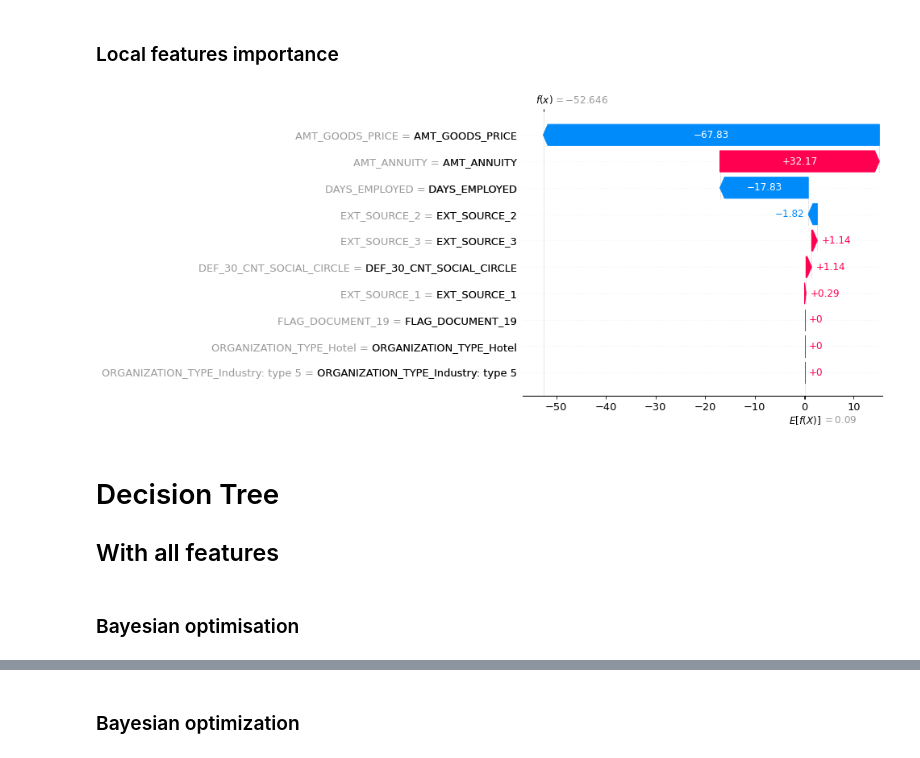
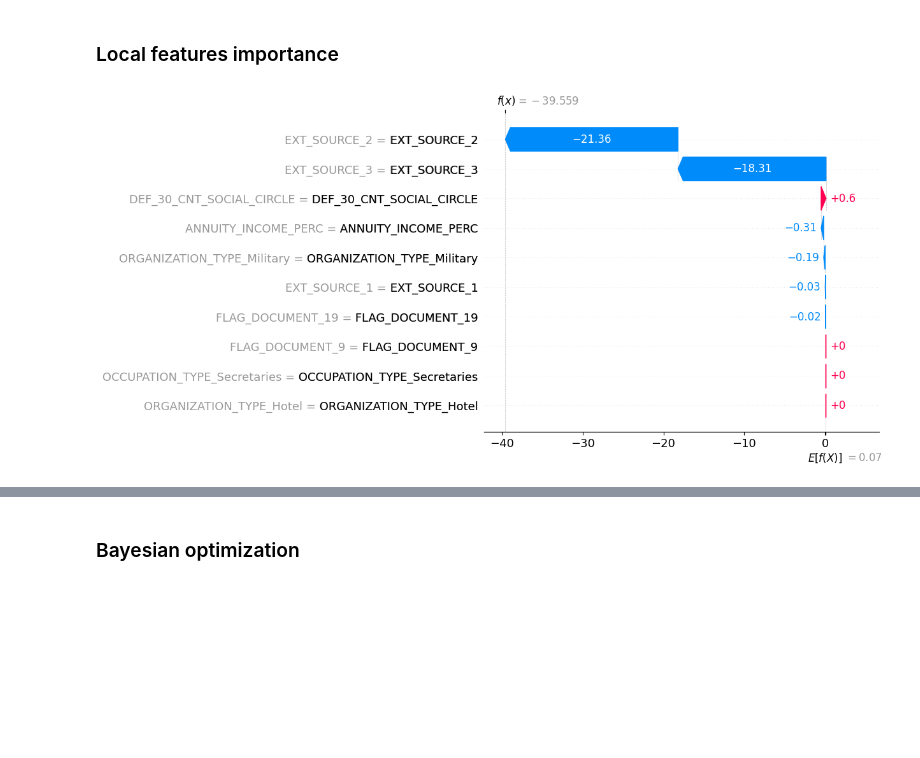
Before and after one commit to mariealeth/Credit_default_application, a Jupyter notebook: notebook/P7_essai4.ipynb, the cells around one changed output, grey strips where cells are left out. Drawn from its saved outputs; the diff is of its cells as text; code cells hidden in the pictures; blank space fills up the shorter version.

```diff
--- a/notebook/P7_essai4.ipynb
+++ b/notebook/P7_essai4.ipynb
@@ -426,9 +292,18 @@ class WaterfallData():
         self.display_data = shap_test.index
 # %%
 def local_features(X_train, X_test, y_train, nsamples, model_trained, num_features):
-    sample = shap.utils.sample(X_train, nsamples=100)
+
+    X_train1 = model_trained['imp'].transform(X_train)
+    X_train2 = model_trained['scl'].transform(X_train1)
+    X_train_transformed = pd.DataFrame(columns=X_train.columns, data=X_train2)
+
+    sample = shap.utils.sample(X_train_transformed, nsamples=100)
     explainer = shap.KernelExplainer(model_trained['clf'].predict_proba, sample)
-    X_test_transformed = pd.DataFrame(columns=X_train.columns, data=model_trained['scl'].transform(X_test))
+
+    X_test1 = model_trained['imp'].transform(X_test)
+    X_test2 = model_trained['scl'].transform(X_test1)
+    X_test_transformed = pd.DataFrame(columns=X_train.columns, data=X_test2)
+
     test_index = list(X_test_transformed.index)
     i = random.choice(test_index)
     test_example = X_test_transformed.iloc[i,:]
@@ -438,6 +313,8 @@ def local_features(X_train, X_test, y_train, nsamples, model_trained, num_featur
     features_importantes = features_importantes.sort_values('abs', ascending=False).iloc[:num_features]
     expected_value =  y_train[sample.index].mean()
 
+    del X_train1, X_train2, X_test1, X_test2
+
     shap.plots.waterfall(WaterfallData(features_importantes, 'shap', expected_value, test_example), max_display=num_features)
 # %% [markdown]
 ### Bayesian optimisation
@@ -460,3 +345,6 @@ def clf_result(model, X_train, y_train, num_folds, features_kept=[], debug= Fals
+# %%
+X_train_50000, X_test_50000, y_train_50000, y_test_50000  = split(df_50000)
+features_50000 = X_train_50000.columns
 # %% [markdown]
 # Logistic regression
 ## With all features
@@ -666,8 +623,8 @@ local_features(X_train[features_kept_logistic_70], X_test[features_kept_logistic
 ## 10 Features
 ### Features selection and train model
 # %%
-features_kept_logistic_10 = features_selection(X_train, y_train,
-                                                LogisticRegression(max_iter=500, class_weight='balanced', C=0.04),
+features_kept_logistic_10 = features_selection(df_10000,
+                                                LogisticRegression(max_iter=1000, class_weight='balanced', C=0.5),
                                                 10)
 # %%
 features_kept_logistic_10
@@ -694,7 +664,6 @@ Best parameters : {'clf__C': 0.5}
 # %%
-pipe_lr_10 = best_threshold(X_train, X_test, y_train, y_test,
+pipe_lr_10 = best_threshold(df_50000,
                             features_kept_logistic_10,
-                            10,
                             LogisticRegression(max_iter=500, class_weight='balanced', C=0.5),
                             0.5, 1)
 # %% [output]
@@ -728,9 +695,6 @@ features_importance_from_coef(features_kept_logistic_10, pipe_lr_10, 20)
 # %% [markdown]
 ### Local features importance
 # %%
-local_features(X_train_10, X_test_10, y_train_10, 10000, pipe_lr_10, 10)
+local_features(X_train_50000[features_kept_logistic_10], X_test_50000[features_kept_logistic_10], y_train_50000, 10000, pipe_lr_10, 10)
 # %% [output]
-[figure, old version]
+[figure, new version]
-# %% [markdown]
-# Decision Tree
-## With all features
@@ -740,2 +700,0 @@ features = X_train.columns
-# %% [markdown]
-### Bayesian optimisation
```
Also changed, not shown: parts of 106 cells of this notebook.
